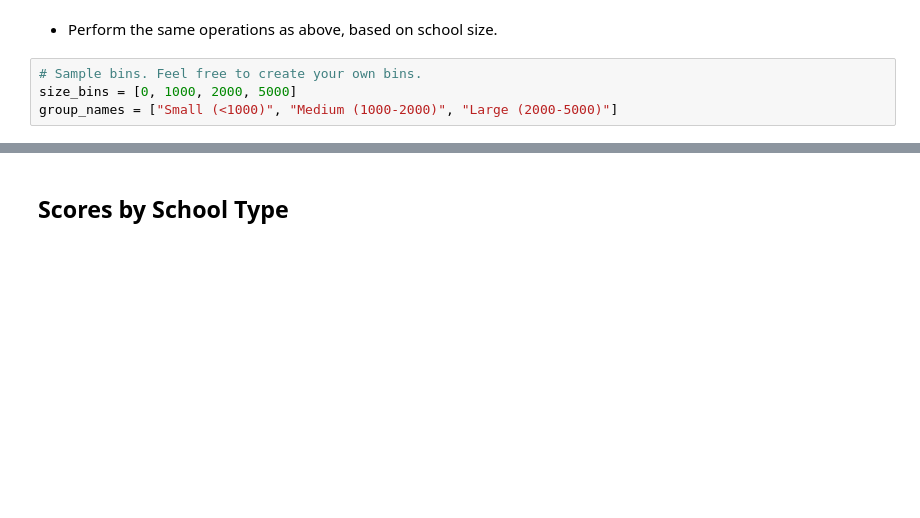
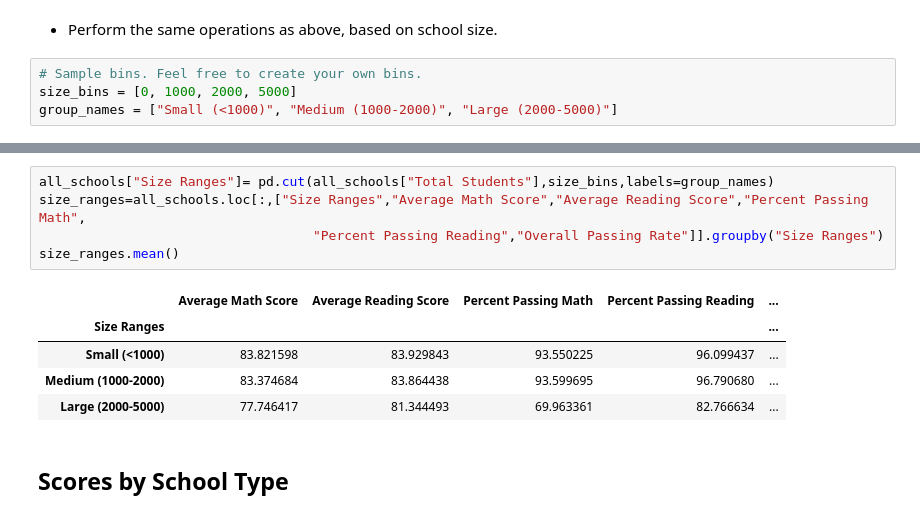
Before and after one commit to elliotpark1995/Pandas-Challenge, a Jupyter notebook: PyCitySchools_starter.ipynb, the cells around one changed output, grey strips where cells are left out. Cells and saved outputs as stored; diff of their text form; blank space fills up the shorter version.

```diff
--- a/PyCitySchools_starter.ipynb
+++ b/PyCitySchools_starter.ipynb
@@ -265,3 +262,14 @@ group_names = ["Small (<1000)", "Medium (1000-2000)", "Large (2000-5000)"]
+# %%
+all_schools["Size Ranges"]= pd.cut(all_schools["Total Students"],size_bins,labels=group_names)
+size_ranges=all_schools.loc[:,["Size Ranges","Average Math Score","Average Reading Score","Percent Passing Math",
+                                   "Percent Passing Reading","Overall Passing Rate"]].groupby("Size Ranges")
+size_ranges.mean()
+# %% [output]
+|  | Average Math Score | Average Reading Score | Percent Passing Math | Percent Passing Reading | ... |
+| Size Ranges |  |  |  |  | ... |
+| Small (<1000) | 83.821598 | 83.929843 | 93.550225 | 96.099437 | ... |
+| Medium (1000-2000) | 83.374684 | 83.864438 | 93.599695 | 96.790680 | ... |
+| Large (2000-5000) | 77.746417 | 81.344493 | 69.963361 | 82.766634 | ... |
 # %% [markdown]
 ## Scores by School Type
 # %% [markdown]
```
Also changed, not shown: parts of 5 cells of this notebook.
